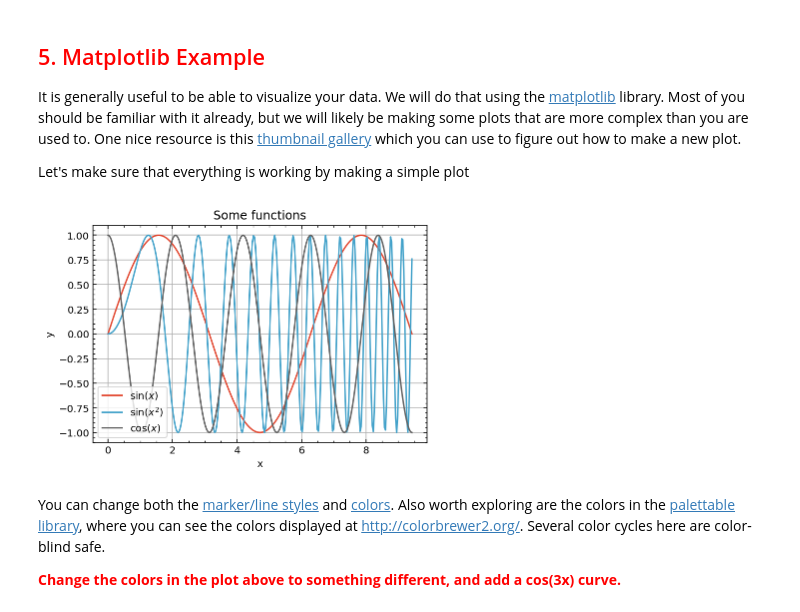
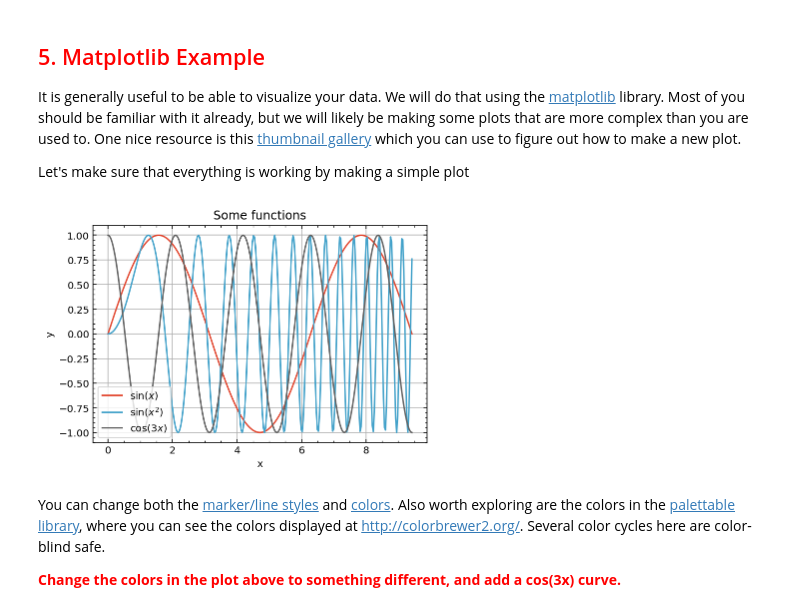
Before and after one commit to VanderbiltAstronomy/astr_8070_s22, a Jupyter notebook: coursework/student_folders/niana_mohammed/Lecture_1b_NianaMohammed.ipynb, the cells around one changed output. Saved outputs shown, nothing was run; the diff lists cells and outputs as text; code cells hidden in the pictures.

```diff
--- a/coursework/student_folders/niana_mohammed/Lecture_1b_niana_mohammed.ipynb
+++ b/coursework/student_folders/niana_mohammed/Lecture_1b_NianaMohammed.ipynb
@@ -497,33 +497,33 @@ Let's make sure that everything is working by making a simple plot
 # %%
 # magic command to make the figure pop up below instead of in a new window
 %matplotlib inline
 %config InlineBackend.figure_format='retina' # very useful command for high-res images
 
 # invoke pyplot in matplotlib, give it an alias
 import matplotlib.pyplot as plt
 import numpy as np
 
 x = np.linspace(0, 3*np.pi, 300)
 
 y = np.sin(x)
 y2 = np.sin(x**2)
 y3 = np.cos(3*x)
 
 plt.plot(x, y, label=r'$\sin(x)$', c='#e34a33')
 plt.plot(x, y2, label=r'$\sin(x^2)$', c='#43a2ca')
-plt.plot(x, y3, label=r'$\cos(x)$', c='#636363')
+plt.plot(x, y3, label=r'$\cos(3x)$', c='#636363')
 plt.title('Some functions')
 plt.xlabel('x')
 plt.ylabel('y')
 
 plt.grid(which='major')
 plt.legend(loc='lower left');
 
 ## optional extras
 plt.minorticks_on()
 plt.tick_params(which='both', direction='in', tick2On=True)
 # %% [output]
-[figure, old version]
+[figure, new version]
 # %% [markdown]
 You can change both the [marker/line styles](http://matplotlib.org/examples/lines_bars_and_markers/) and [colors](http://matplotlib.org/api/colors_api.html). Also worth exploring are the colors in the [palettable library](https://jiffyclub.github.io/palettable/), where you can see the colors displayed at [http://colorbrewer2.org/](http://colorbrewer2.org/). Several color cycles here are color-blind safe.
 
```
Also changed, not shown: 2 other files.
